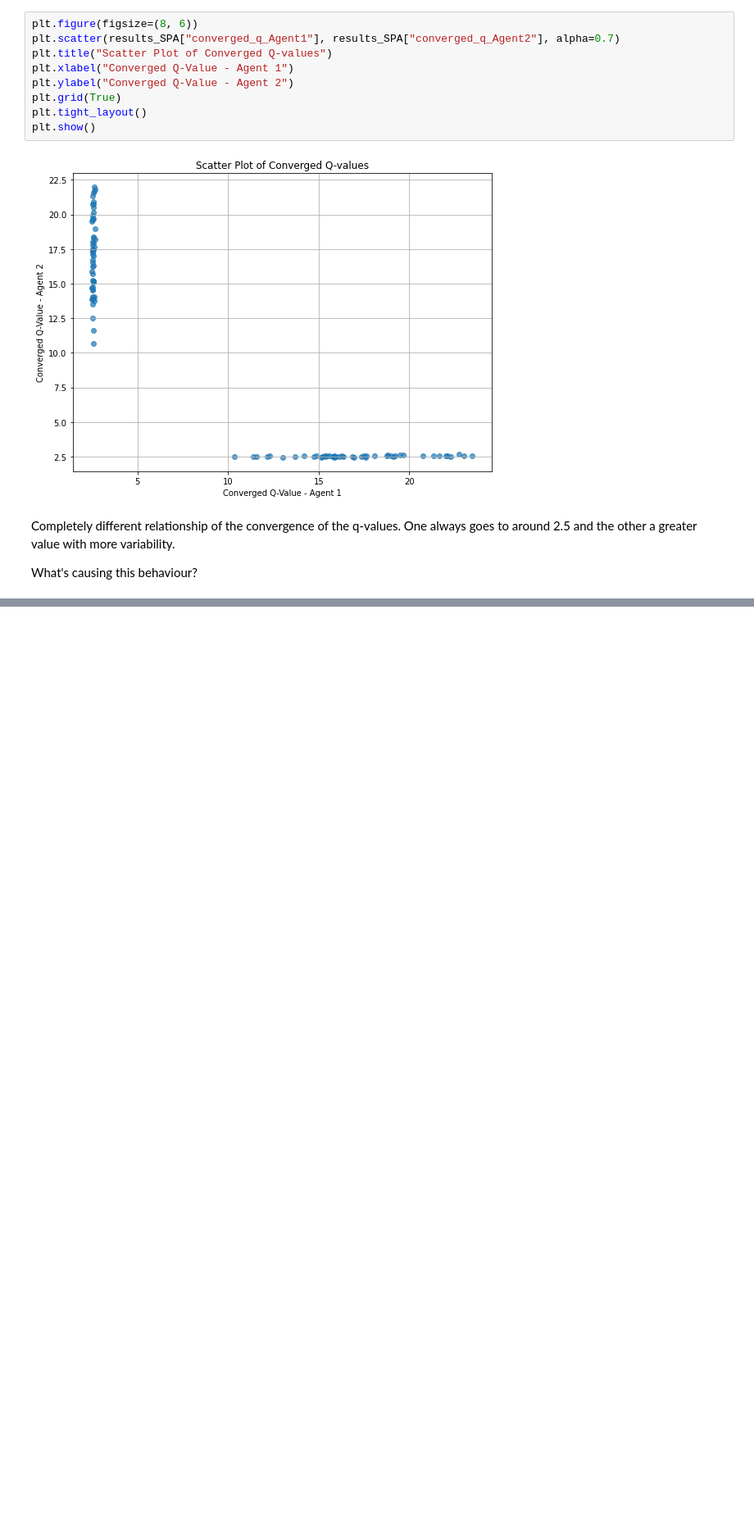
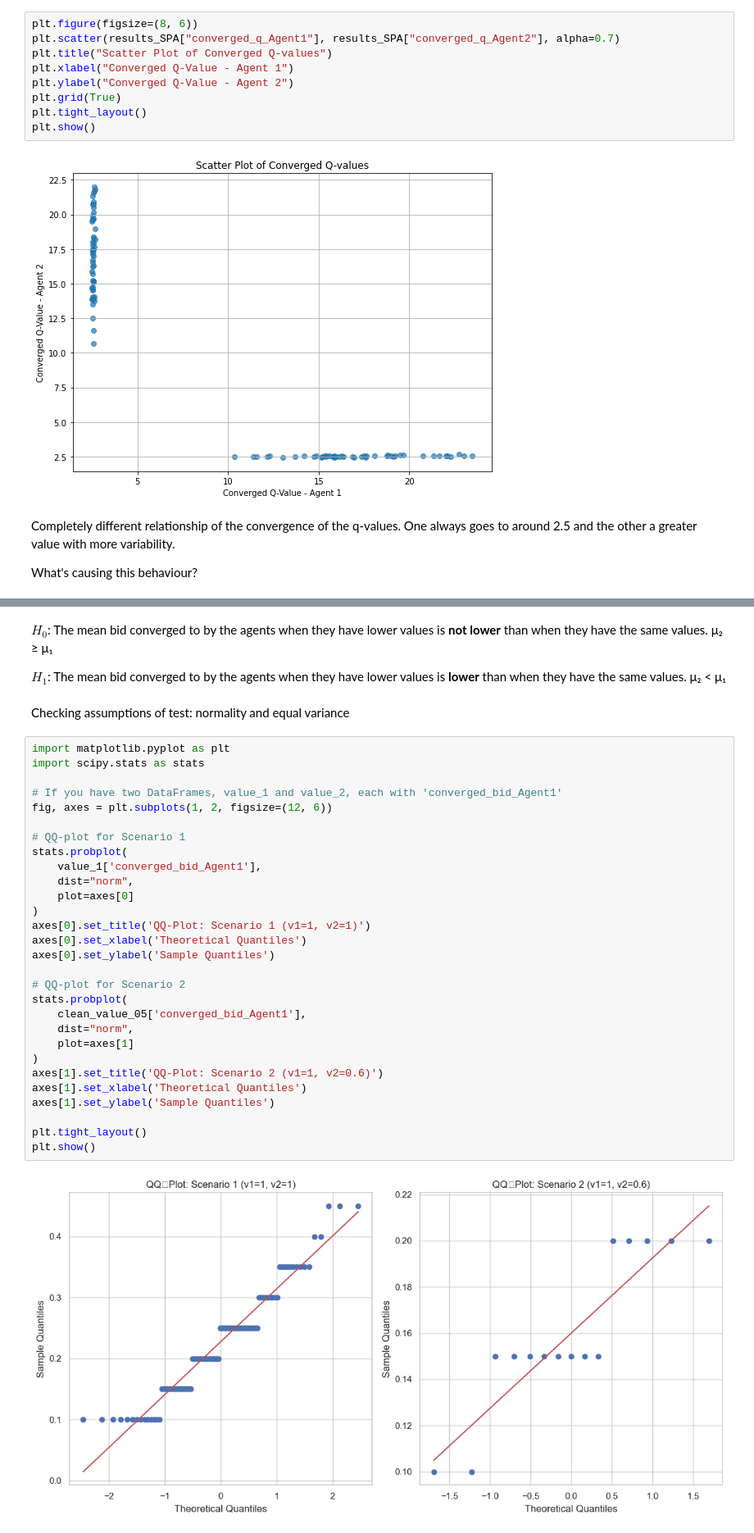
Before and after one commit to Gmo23/auction_thesis, a Jupyter notebook: Simulation_results.ipynb, the cells around one changed output, grey strips where cells are left out. Shown: that part at 82% size. Cells and saved outputs as stored; diff of their text form; blank space fills up the shorter version.

```diff
--- a/Simulation_results.ipynb
+++ b/Simulation_results.ipynb
@@ -487,0 +568,37 @@ plt.show()
+# %% [markdown]
+$H_0$: The mean bid converged to by the agents when they have lower values is **not lower** than when they have the same values. μ₂ ≥ μ₁
+
+$H_1$: The mean bid converged to by the agents when they have lower values is **lower** than when they have the same values. μ₂ < μ₁
+# %% [markdown]
+Checking assumptions of test: normality and equal variance
+# %%
+import matplotlib.pyplot as plt
+import scipy.stats as stats
+
+# If you have two DataFrames, value_1 and value_2, each with 'converged_bid_Agent1'
+fig, axes = plt.subplots(1, 2, figsize=(12, 6))
+
+# QQ‐plot for Scenario 1
+stats.probplot(
+    value_1['converged_bid_Agent1'],
+    dist="norm",
+    plot=axes[0]
+)
+axes[0].set_title('QQ‐Plot: Scenario 1 (v1=1, v2=1)')
+axes[0].set_xlabel('Theoretical Quantiles')
+axes[0].set_ylabel('Sample Quantiles')
+
+# QQ‐plot for Scenario 2
+stats.probplot(
+    clean_value_05['converged_bid_Agent1'],
+    dist="norm",
+    plot=axes[1]
+)
+axes[1].set_title('QQ‐Plot: Scenario 2 (v1=1, v2=0.6)')
+axes[1].set_xlabel('Theoretical Quantiles')
+axes[1].set_ylabel('Sample Quantiles')
+
+plt.tight_layout()
+plt.show()
+# %% [output]
+[figure, added]
```
Also changed, not shown: parts of 24 cells of this notebook, 5 other files.
